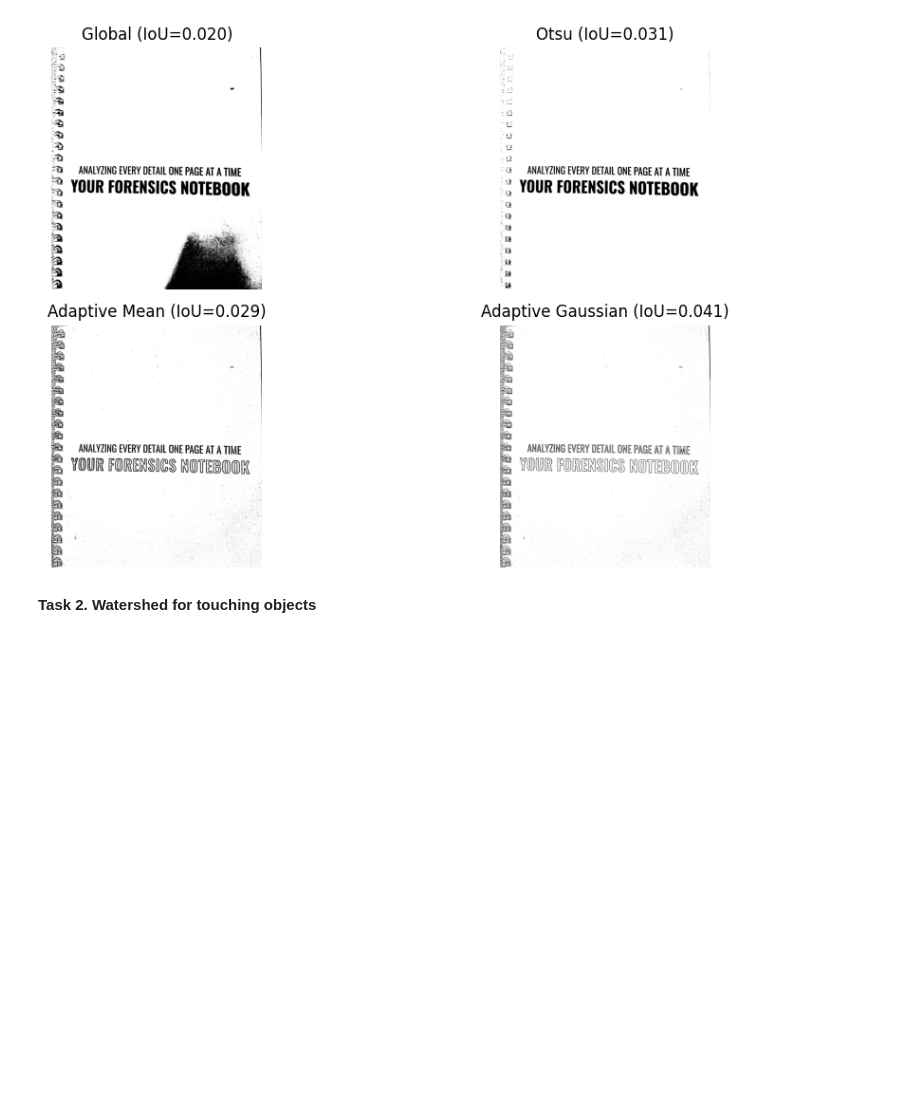
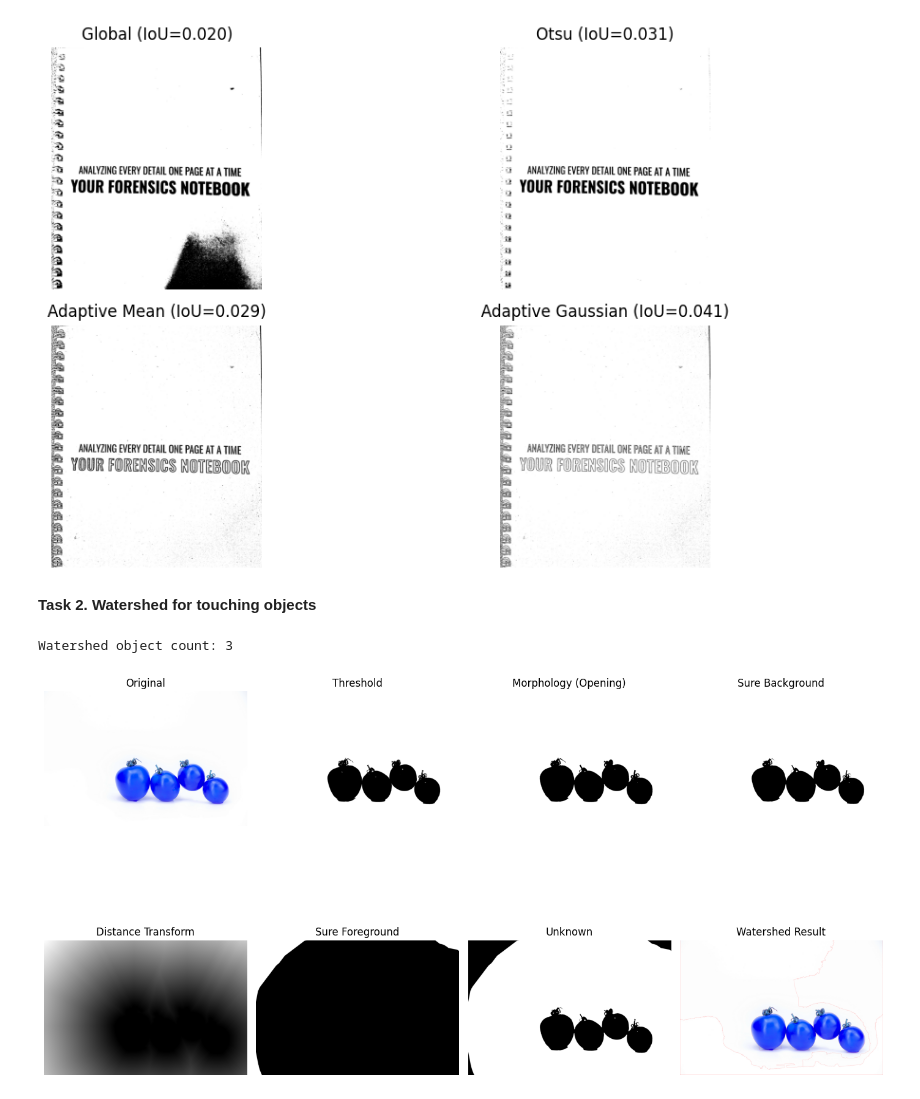
Before and after one commit to kcbesa/cv_practical_work, a Jupyter notebook: csc6502-prac5-CHIPOMPO/practical_5.ipynb, the cells around one changed output. Cells and saved outputs as stored; diff of their text form; code cells hidden in the pictures; blank space fills up the shorter version.

Commit message:
Practical 5 task 1 and 2

```diff
--- a/csc6502-prac5-CHIPOMPO/practical_5.ipynb
+++ b/csc6502-prac5-CHIPOMPO/practical_5.ipynb
@@ -21,12 +21,15 @@ from google.colab import files
 notebook_path = '/content/drive/My Drive/colab/CSC6502 - Computer Vision/cv_practical_work/csc6502-prac5-CHIPOMPO/images/notebook.jpg'
 mask_path = '/content/drive/My Drive/colab/CSC6502 - Computer Vision/cv_practical_work/csc6502-prac5-CHIPOMPO/images/notebook_mask.png'
 coins_path = '/content/drive/My Drive/colab/CSC6502 - Computer Vision/cv_practical_work/csc6502-prac5-CHIPOMPO/images/coins.jpg'
-tomatoes_path = '/content/drive/My Drive/colab/CSC6502 - Computer Vision/cv_practical_work/csc6502-prac5-CHIPOMPO/images/tomatoes.jpg'
+tomatoes_path = '/content/drive/My Drive/colab/CSC6502 - Computer Vision/cv_practical_work/csc6502-prac5-CHIPOMPO/images/tomatoes2.jpg'
 rock_path = '/content/drive/My Drive/colab/CSC6502 - Computer Vision/cv_practical_work/csc6502-prac5-CHIPOMPO/images/rock.jpg'
 # %%
-def img_read(path):
-  img = cv2.imread(path, cv2.IMREAD_GRAYSCALE)
-  #img = cv2.cvtColor(img, cv2.COLOR_BGR2RGB)
+def img_read(path, gray=True):
+  if gray:
+    img = cv2.imread(path, cv2.IMREAD_GRAYSCALE)
+  else:
+    img = cv2.imread(path)
+    img_rgb = cv2.cvtColor(img, cv2.COLOR_BGR2RGB)
   return img
 # %% [markdown]
 **Task 1. Thresholding, honestly evaluated**
@@ -102,3 +105,65 @@ Adaptive Gaussian IoU: 0.041
 [figure]
 # %% [markdown]
 **Task 2. Watershed for touching objects**
+# %%
+
+# --- Load grayscale image ---
+gray_img = img_read(tomatoes_path)
+#gray = cv2.cvtColor(img, cv2.COLOR_BGR2GRAY)
+
+# --- Step 1: Threshold (binary image) ---
+_, thresh = cv2.threshold(gray_img, 0, 255, cv2.THRESH_BINARY + cv2.THRESH_OTSU)
+
+# --- Step 2: Morphological cleanup ---
+kernel = np.ones((3,3), np.uint8)
+opening = cv2.morphologyEx(thresh, cv2.MORPH_OPEN, kernel, iterations=2)
+
+# --- Step 3: Sure background (dilate) ---
+sure_bg = cv2.dilate(opening, kernel, iterations=3)
+
+# --- Step 4: Distance transform ---
+dist_transform = cv2.distanceTransform(opening, cv2.DIST_L2, 5)
+# Normalize for visualization
+dist_norm = cv2.normalize(dist_transform, None, 0, 1.0, cv2.NORM_MINMAX)
+
+# --- Step 5: Sure foreground (threshold distance map) ---
+_, sure_fg = cv2.threshold(dist_transform, 0.7*dist_transform.max(), 255, 0)
+sure_fg = np.uint8(sure_fg)
+
+# --- Step 6: Unknown region ---
+unknown = cv2.subtract(sure_bg, sure_fg)
+
+# --- Step 7: Marker labelling ---
+_, markers = cv2.connectedComponents(sure_fg)
+markers = markers + 1  # ensure background is not 0 but 1
+markers[unknown == 255] = 0
+
+# --- Step 8: Watershed ---
+rgb_img = img_read(tomatoes_path, gray=False)
+markers = cv2.watershed(rgb_img, markers)
+segmented = rgb_img.copy()
+segmented[markers == -1] = [255,0,0]
+
+# Count unique labels (excluding background and boundary)
+labels = np.unique(markers)
+object_count = len(labels[(labels != -1) & (labels != 1)])
+print("Watershed object count:", object_count)
+
+# --- Visualization ---
+titles = ["Original", "Threshold", "Morphology (Opening)",
+          "Sure Background", "Distance Transform",
+          "Sure Foreground", "Unknown", "Watershed Result"]
+images = [rgb_img, thresh, opening, sure_bg, dist_norm, sure_fg, unknown, segmented]
+
+plt.figure(figsize=(14,10))
+for i in range(len(images)):
+    plt.subplot(2,4,i+1)
+    cmap = "gray" if len(images[i].shape)==2 else None
+    plt.imshow(images[i], cmap=cmap)
+    plt.title(titles[i])
+    plt.axis("off")
+plt.tight_layout()
+plt.show()
+# %% [output]
+Watershed object count: 3
+[figure, added]
```
Also changed, not shown: 8 other files.
